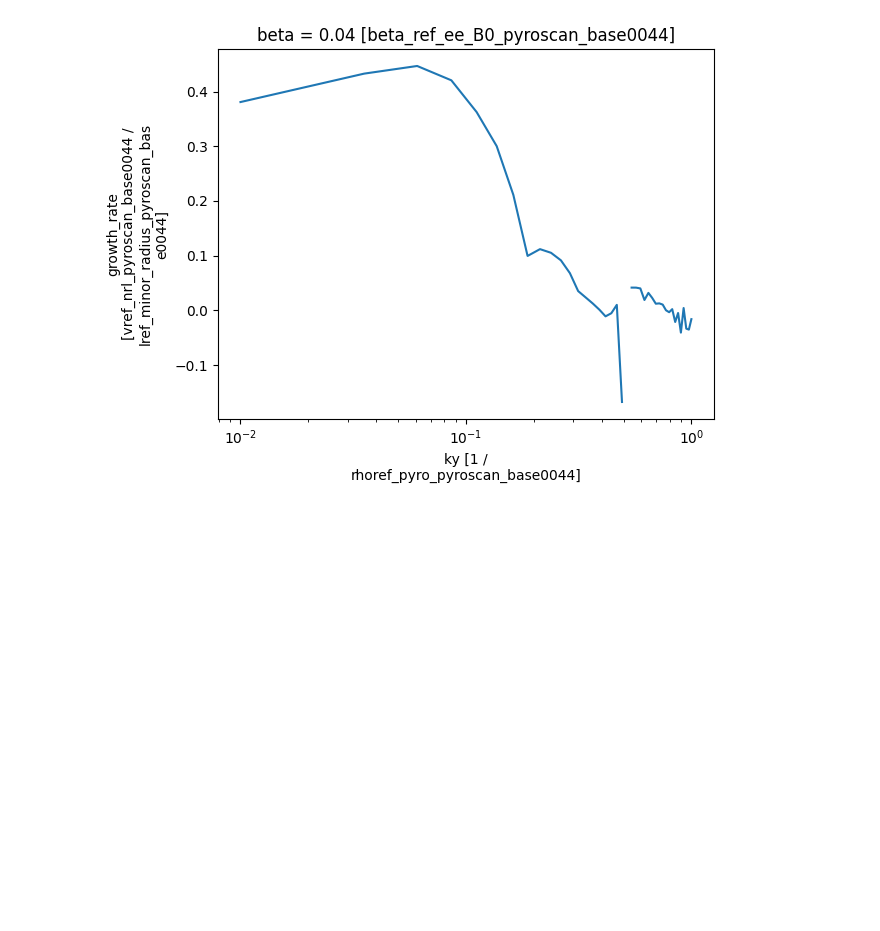
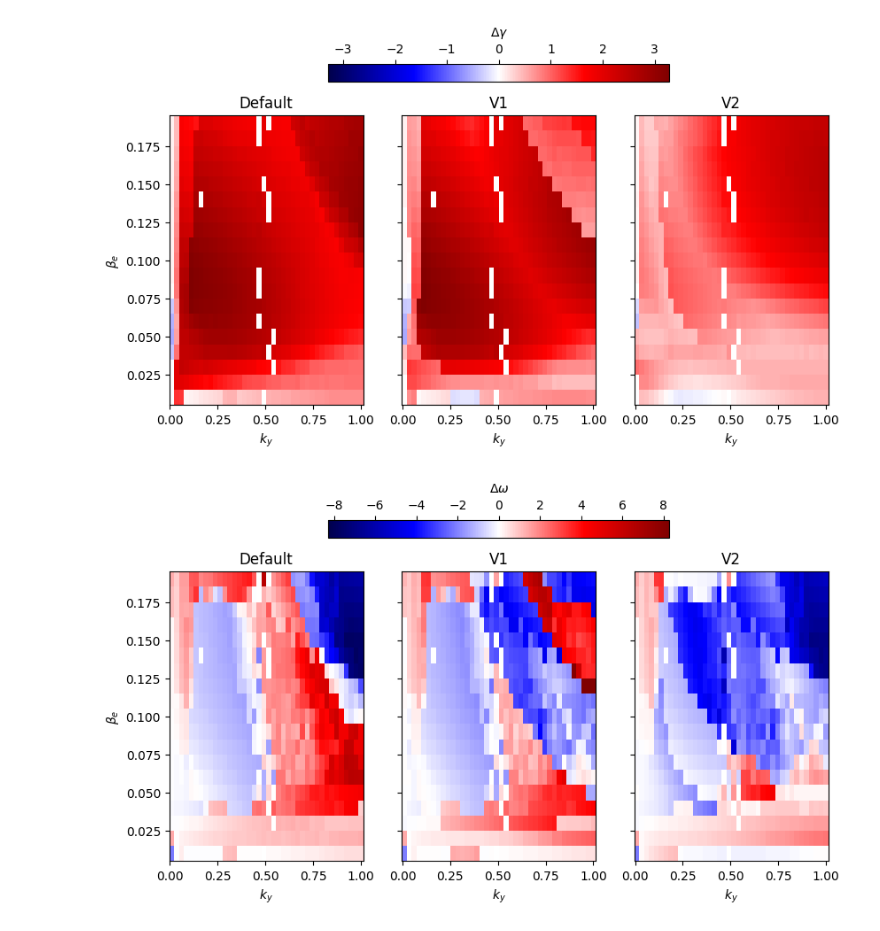
Before and after one commit to FelixWattsYork/EPS_2026_Analysis, a Jupyter notebook: Python_Scripts/Linear_Plotting.ipynb, the cells around one changed output. Saved outputs shown, nothing was run; the diff lists cells and outputs as text; code cells hidden in the pictures; blank space fills up the shorter version.

```diff
--- a/Python_Scripts/Linear_Plotting.ipynb
+++ b/Python_Scripts/Linear_Plotting.ipynb
@@ -257,7 +344,0 @@ plt.savefig(f"{path}/mode_frequency vs beta — {case}, ky={ky_actual:.3f}.png",
-# %%
-project = "scan_beta"
-case = "M1_A1_NE"
-project_dict[project][case].gk_output["growth_rate"].sel(beta=0.036, method="nearest").plot(label="growth_rate")
-plt.xscale("log")
-# %% [output]
-[figure, removed]
@@ -263,0 +488,12 @@ plt.xscale("log")
+# %%
+project, case = "scan_beta", "M1_A1_NE"
+gs2 = project_dict[project][case].gk_output
+tglfs = {v: tglf_project_dict[project][case][v].gk_output for v in tglf_versions}
+
+for field in ["growth_rate", "mode_frequency"]:
+    name = f"Absolute Error Colourmap {field} For {case}"
+    location = f"../Plots/{project}/{case}/{name}.png"
+    plot_field_difference(gs2, tglfs, field=field, savefig=location)
+# %% [output]
+[figure, added]
+[figure, added]
```
Also changed, not shown: parts of 12 cells of this notebook, 15 other files.
